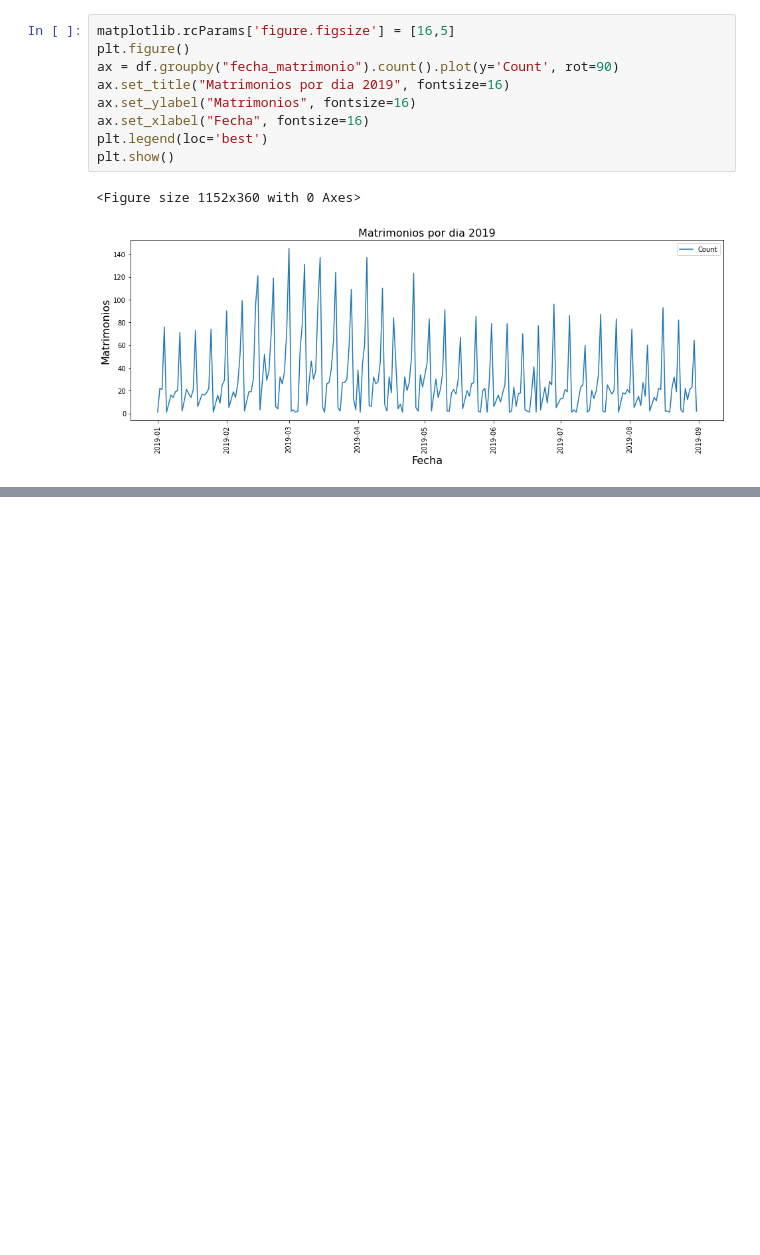
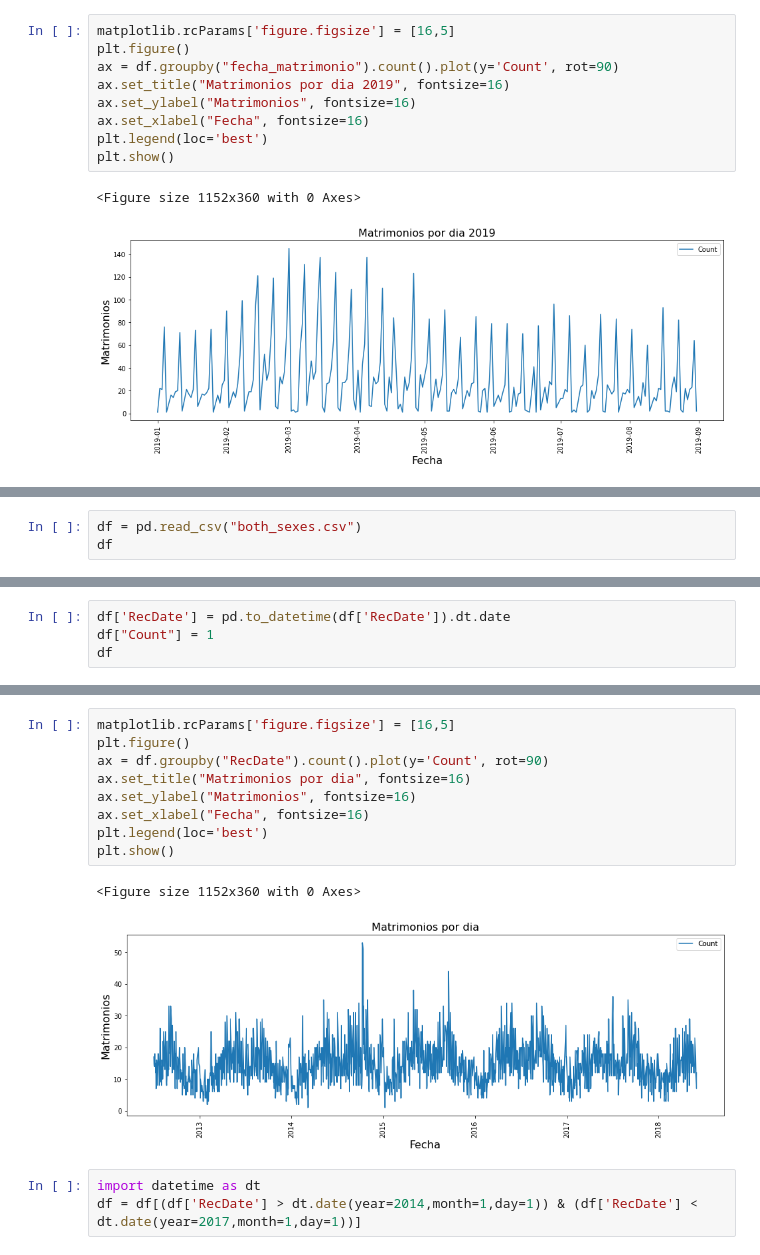
Before and after one commit to florvela/Time-Series-CEIA, a Jupyter notebook: datasets/Initial analysis.ipynb, the cells around one changed output, grey strips where cells are left out. Drawn from its saved outputs; the diff is of its cells as text; blank space fills up the shorter version.

```diff
--- a/datasets/Initial analysis.ipynb
+++ b/datasets/Initial analysis.ipynb
@@ -107,0 +112,3 @@ plt.show()
+# %%
+df = pd.read_csv("both_sexes.csv")
+df
@@ -107,0 +129,4 @@ plt.show()
+# %%
+df['RecDate'] = pd.to_datetime(df['RecDate']).dt.date
+df["Count"] = 1
+df
@@ -107,0 +147,15 @@ plt.show()
+# %%
+matplotlib.rcParams['figure.figsize'] = [16,5]
+plt.figure()
+ax = df.groupby("RecDate").count().plot(y='Count', rot=90)
+ax.set_title("Matrimonios por dia", fontsize=16)
+ax.set_ylabel("Matrimonios", fontsize=16)
+ax.set_xlabel("Fecha", fontsize=16)
+plt.legend(loc='best')
+plt.show()
+# %% [output]
+<Figure size 1152x360 with 0 Axes>
+[figure, added]
+# %%
+import datetime as dt
+df = df[(df['RecDate'] > dt.date(year=2014,month=1,day=1)) & (df['RecDate'] < dt.date(year=2017,month=1,day=1))]
```
Also changed, not shown: parts of 4 cells of this notebook, 2 other files.
